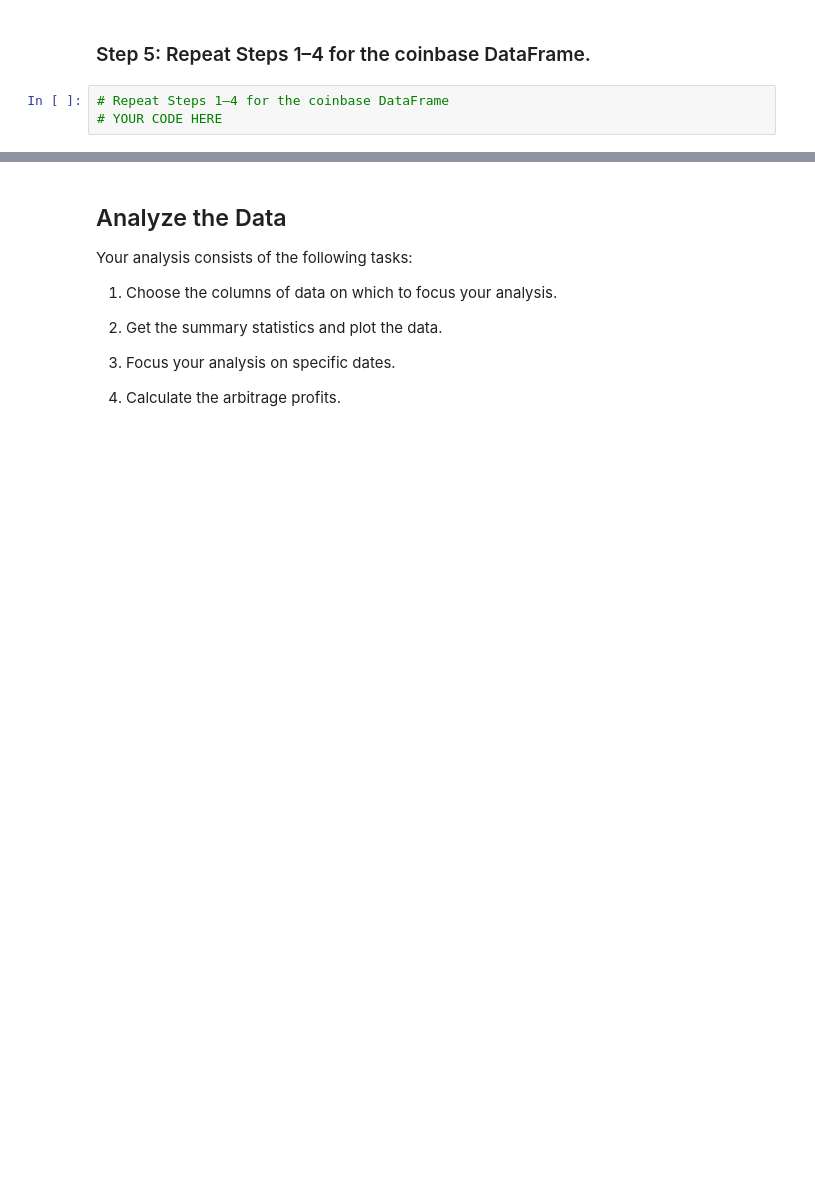
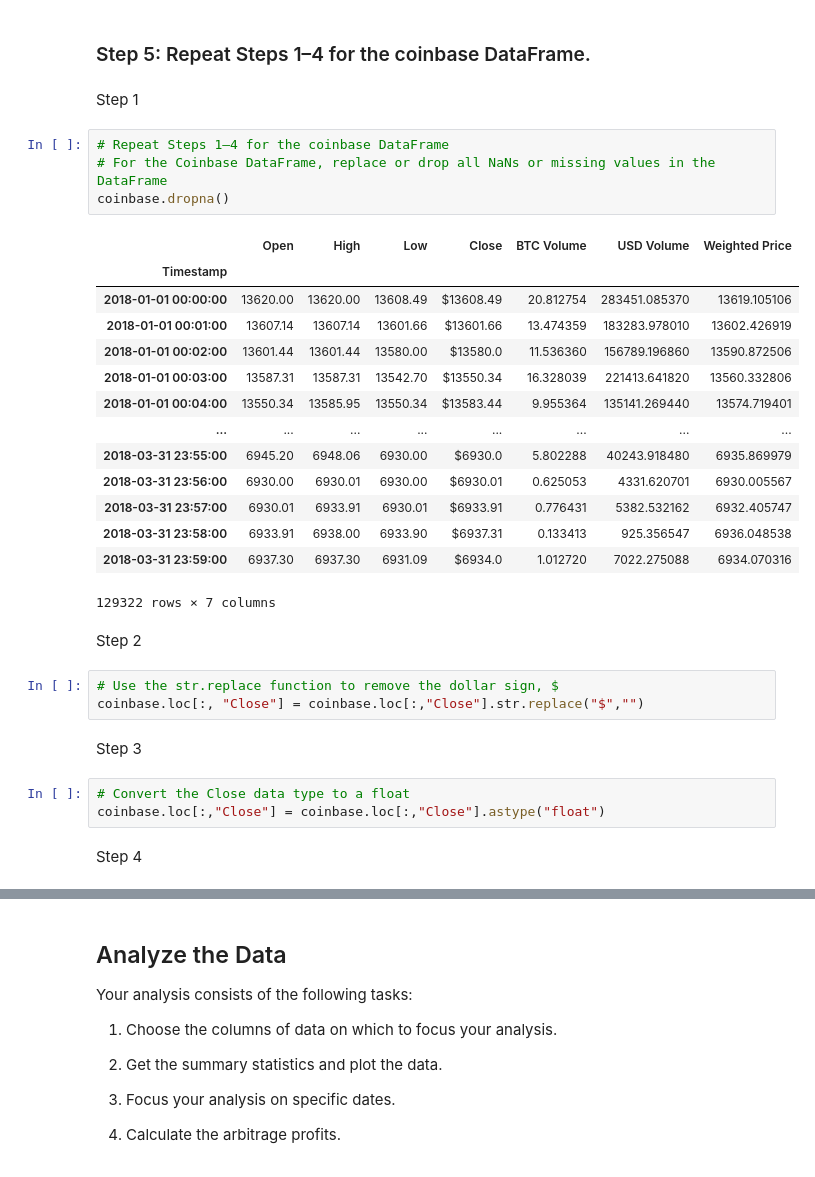
Before and after one commit to Abillu/ChallengeM3_Upload, a Jupyter notebook: crypto_arbitrage.ipynb, the cells around one changed output, grey strips where cells are left out. Cells and saved outputs as stored; diff of their text form; blank space fills up the shorter version.

Commit message:
Data prepreparation coinbase done

```diff
--- a/crypto_arbitrage.ipynb
+++ b/crypto_arbitrage.ipynb
@@ -181,6 +181,36 @@ bitstamp.duplicated().sum()
 bitstamp = bitstamp.drop_duplicates()
 # %% [markdown]
 ### Step 5: Repeat Steps 1–4 for the coinbase DataFrame.
+# %% [markdown]
+Step 1
 # %%
 # Repeat Steps 1–4 for the coinbase DataFrame
-# YOUR CODE HERE
+# For the Coinbase DataFrame, replace or drop all NaNs or missing values in the DataFrame
+coinbase.dropna()
+# %% [output]
+|  | Open | High | Low | Close | BTC Volume | USD Volume | Weighted Price |
+| Timestamp |  |  |  |  |  |  |  |
+| 2018-01-01 00:00:00 | 13620.00 | 13620.00 | 13608.49 | $13608.49 | 20.812754 | 283451.085370 | 13619.105106 |
+| 2018-01-01 00:01:00 | 13607.14 | 13607.14 | 13601.66 | $13601.66 | 13.474359 | 183283.978010 | 13602.426919 |
+| 2018-01-01 00:02:00 | 13601.44 | 13601.44 | 13580.00 | $13580.0 | 11.536360 | 156789.196860 | 13590.872506 |
+| 2018-01-01 00:03:00 | 13587.31 | 13587.31 | 13542.70 | $13550.34 | 16.328039 | 221413.641820 | 13560.332806 |
+| 2018-01-01 00:04:00 | 13550.34 | 13585.95 | 13550.34 | $13583.44 | 9.955364 | 135141.269440 | 13574.719401 |
+| ... | ... | ... | ... | ... | ... | ... | ... |
+| 2018-03-31 23:55:00 | 6945.20 | 6948.06 | 6930.00 | $6930.0 | 5.802288 | 40243.918480 | 6935.869979 |
+| 2018-03-31 23:56:00 | 6930.00 | 6930.01 | 6930.00 | $6930.01 | 0.625053 | 4331.620701 | 6930.005567 |
+| 2018-03-31 23:57:00 | 6930.01 | 6933.91 | 6930.01 | $6933.91 | 0.776431 | 5382.532162 | 6932.405747 |
+| 2018-03-31 23:58:00 | 6933.91 | 6938.00 | 6933.90 | $6937.31 | 0.133413 | 925.356547 | 6936.048538 |
+| 2018-03-31 23:59:00 | 6937.30 | 6937.30 | 6931.09 | $6934.0 | 1.012720 | 7022.275088 | 6934.070316 |
+129322 rows × 7 columns
+# %% [markdown]
+Step 2
+# %%
+# Use the str.replace function to remove the dollar sign, $
+coinbase.loc[:, "Close"] = coinbase.loc[:,"Close"].str.replace("$","")
+# %% [markdown]
+Step 3
+# %%
+# Convert the Close data type to a float
+coinbase.loc[:,"Close"] = coinbase.loc[:,"Close"].astype("float")
+# %% [markdown]
+Step 4
```
Also changed, not shown: parts of 3 cells of this notebook.
